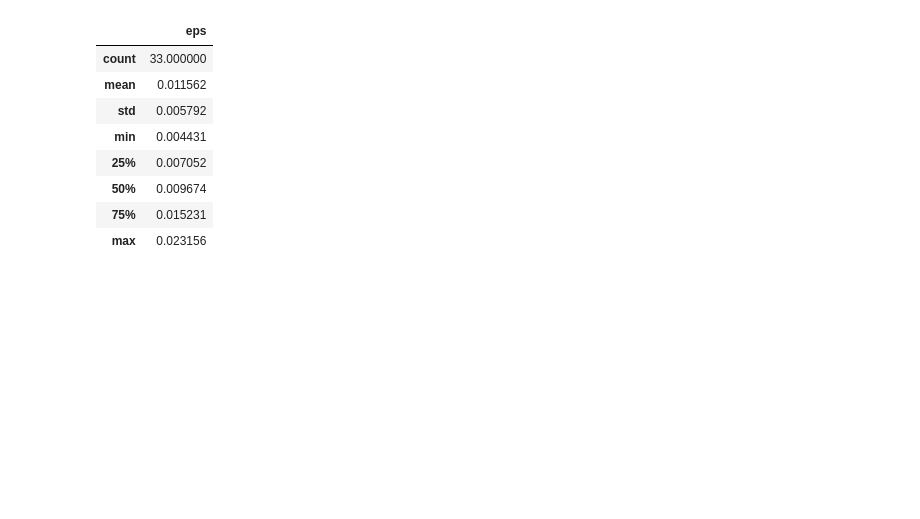
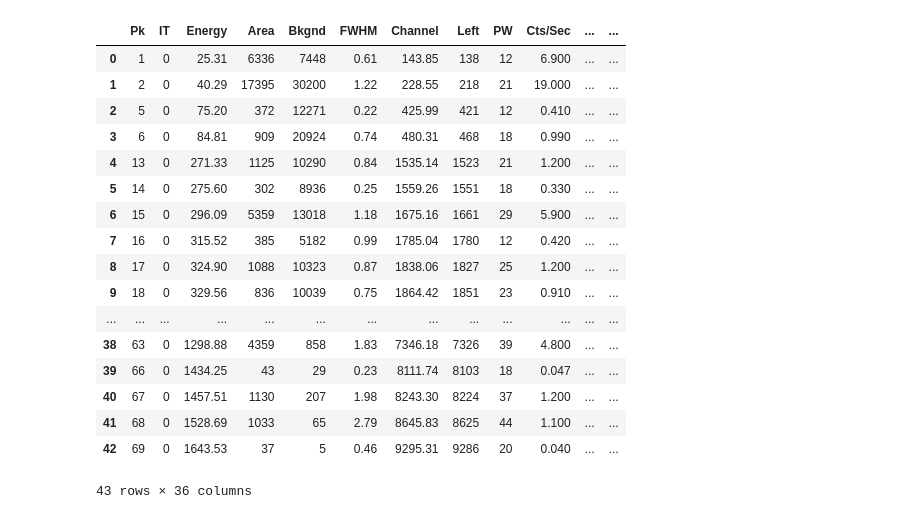
Before and after one commit to rzehumat/HPGeResAnalyzer, a Jupyter notebook: getEpsilon.ipynb, the cells around one changed output. Drawn from its saved outputs; the diff is of its cells as text; code cells hidden in the pictures; blank space fills up the shorter version.

```diff
--- a/getEpsilon.ipynb
+++ b/getEpsilon.ipynb
@@ -86,16 +86,25 @@ eps_df.head()
 # %%
 aa = pd.read_csv("with_eps/fname.csv", index_col=0)
-aa[["eps"]].describe()
+aa
 # %% [output]
-|  | eps |
-| count | 33.000000 |
-| mean | 0.011562 |
-| std | 0.005792 |
-| min | 0.004431 |
-| 25% | 0.007052 |
-| 50% | 0.009674 |
-| 75% | 0.015231 |
-| max | 0.023156 |
+|  | Pk | IT | Energy | Area | Bkgnd | FWHM | Channel | Left | PW | Cts/Sec | ... | ... |
+| 0 | 1 | 0 | 25.31 | 6336 | 7448 | 0.61 | 143.85 | 138 | 12 | 6.900 | ... | ... |
+| 1 | 2 | 0 | 40.29 | 17395 | 30200 | 1.22 | 228.55 | 218 | 21 | 19.000 | ... | ... |
+| 2 | 5 | 0 | 75.20 | 372 | 12271 | 0.22 | 425.99 | 421 | 12 | 0.410 | ... | ... |
+| 3 | 6 | 0 | 84.81 | 909 | 20924 | 0.74 | 480.31 | 468 | 18 | 0.990 | ... | ... |
+| 4 | 13 | 0 | 271.33 | 1125 | 10290 | 0.84 | 1535.14 | 1523 | 21 | 1.200 | ... | ... |
+| 5 | 14 | 0 | 275.60 | 302 | 8936 | 0.25 | 1559.26 | 1551 | 18 | 0.330 | ... | ... |
+| 6 | 15 | 0 | 296.09 | 5359 | 13018 | 1.18 | 1675.16 | 1661 | 29 | 5.900 | ... | ... |
+| 7 | 16 | 0 | 315.52 | 385 | 5182 | 0.99 | 1785.04 | 1780 | 12 | 0.420 | ... | ... |
+| 8 | 17 | 0 | 324.90 | 1088 | 10323 | 0.87 | 1838.06 | 1827 | 25 | 1.200 | ... | ... |
+| 9 | 18 | 0 | 329.56 | 836 | 10039 | 0.75 | 1864.42 | 1851 | 23 | 0.910 | ... | ... |
+| ... | ... | ... | ... | ... | ... | ... | ... | ... | ... | ... | ... | ... |
+| 38 | 63 | 0 | 1298.88 | 4359 | 858 | 1.83 | 7346.18 | 7326 | 39 | 4.800 | ... | ... |
+| 39 | 66 | 0 | 1434.25 | 43 | 29 | 0.23 | 8111.74 | 8103 | 18 | 0.047 | ... | ... |
+| 40 | 67 | 0 | 1457.51 | 1130 | 207 | 1.98 | 8243.30 | 8224 | 37 | 1.200 | ... | ... |
+| 41 | 68 | 0 | 1528.69 | 1033 | 65 | 2.79 | 8645.83 | 8625 | 44 | 1.100 | ... | ... |
+| 42 | 69 | 0 | 1643.53 | 37 | 5 | 0.46 | 9295.31 | 9286 | 20 | 0.040 | ... | ... |
+43 rows × 36 columns
 # %%
 add_epsilon_dir("with_Ig")
 # %% [output]
```
Also changed, not shown: parts of 4 cells of this notebook, 1 other file.
